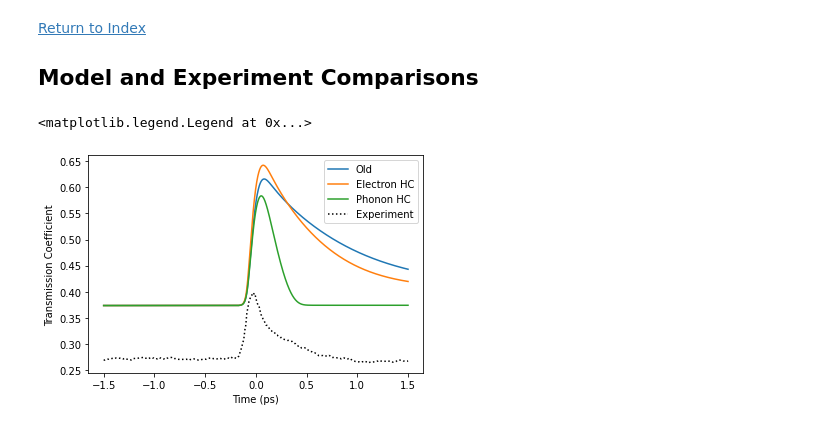
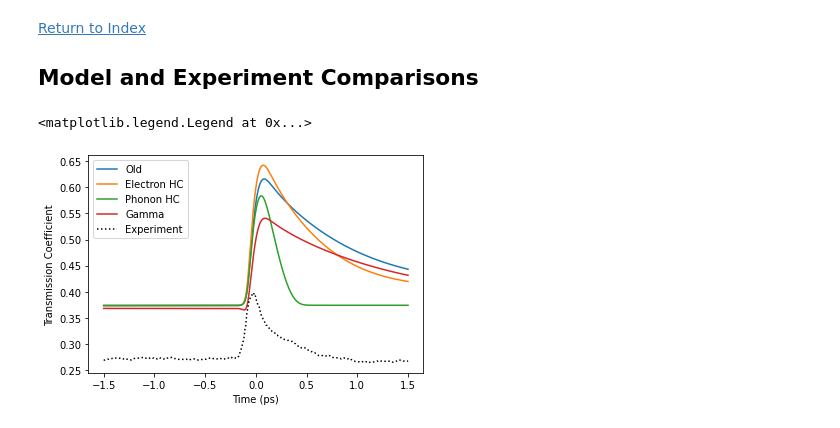
Before and after one commit to lukeh42/IDRIM, a Jupyter notebook: Pump Probe Y Models.ipynb, the cells around one changed output. Saved outputs shown, nothing was run; the diff lists cells and outputs as text; code cells hidden in the pictures.

```diff
--- a/Pump Probe Y Models.ipynb
+++ b/Pump Probe Y Models.ipynb
@@ -46,7 +46,7 @@ bEnableY3  = 1  # Simulate Model Y-3. Phonon Heat Capacity Change
 bEnableY5  = 0  # Simulate Model Y-5. Power Function is just wrong
 bEnableY7  = 0  # Simulate Model Y-7. Doesn't change anything. Which is good, what was expected
 bEnableY11 = 0 # Simulate Model Y-11. Phonon decay term (Tom's)
-bEnableY13 = 0 # Simulate Model Y-13. Temperature dependent Drude scattering coefficient.
+bEnableY13 = 1 # Simulate Model Y-13. Temperature dependent Drude scattering coefficient.
 
 bEnableExperiment = 1 # Enable Experiment data plotting
 # %% [markdown]
@@ -298,25 +302,27 @@ else:
 # %%
 if bEnableY0 == 1:
     plt.plot(time_array/1e-12, Y0N, label="Old")
 if bEnableY2 == 1:
     plt.plot(time_array/1e-12, Y2N, label="Electron HC")
 if bEnableY3 == 1:
     plt.plot(time_array/1e-12, Y3N, label="Phonon HC")
 if bEnableY5 == 1:
     plt.plot(time_array/1e-12, Y5N, label="Power")
 if bEnableY7 == 1:
     plt.plot(time_array/1e-12, Y7N, label="Relaxation Coeff")
 if bEnableY11 == 1:
     plt.plot(time_array/1e-12, Y11N, label="Phonon Decay")
+if bEnableY13 == 1:
+    plt.plot(time_array/1e-12, Y13N, label="Gamma")
 bEnableExperiment = 1
 if bEnableExperiment == 1:
     plt.plot(time_array/1e-12, Experiment_Interpolated, label="Experiment",linestyle="dotted", color="black")
     #plt.plot(time_array/1e-12, 1.4*Experiment_Interpolated, label="Experiment Scaled",linestyle="dotted", color="blue")
 
 plt.xlabel("Time (ps)")
 plt.ylabel("Transmission Coefficient")
 #plt.axvline(0, color="red", linestyle="dotted")
 plt.legend()
 # %% [output]
 <matplotlib.legend.Legend at 0x...>
-[figure, old version]
+[figure, new version]
```
Also changed, not shown: parts of 2 cells of this notebook, 4 other files.
